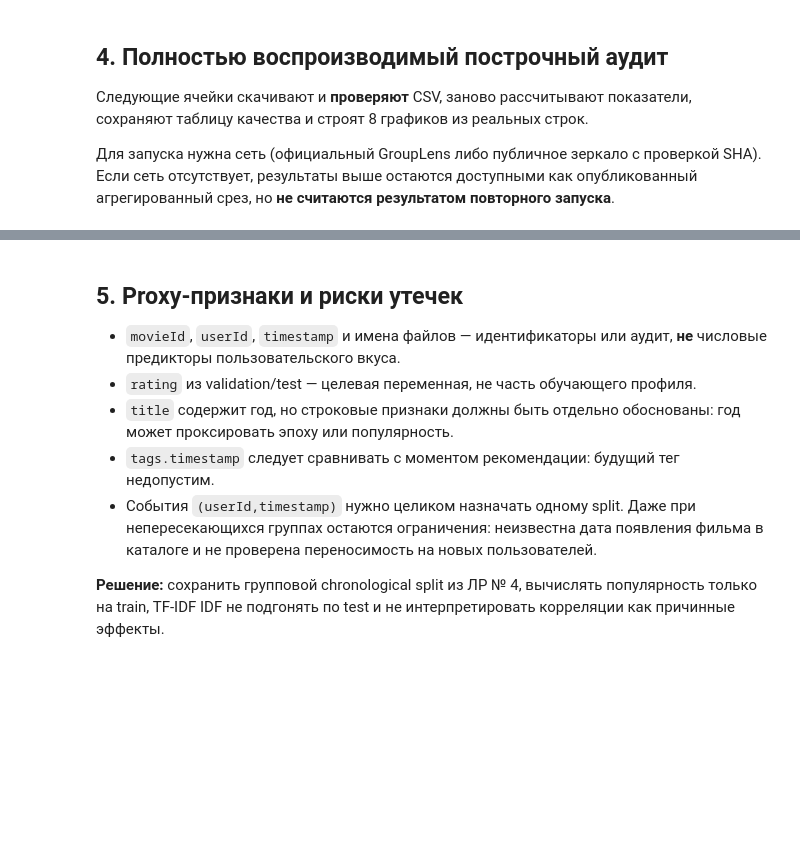
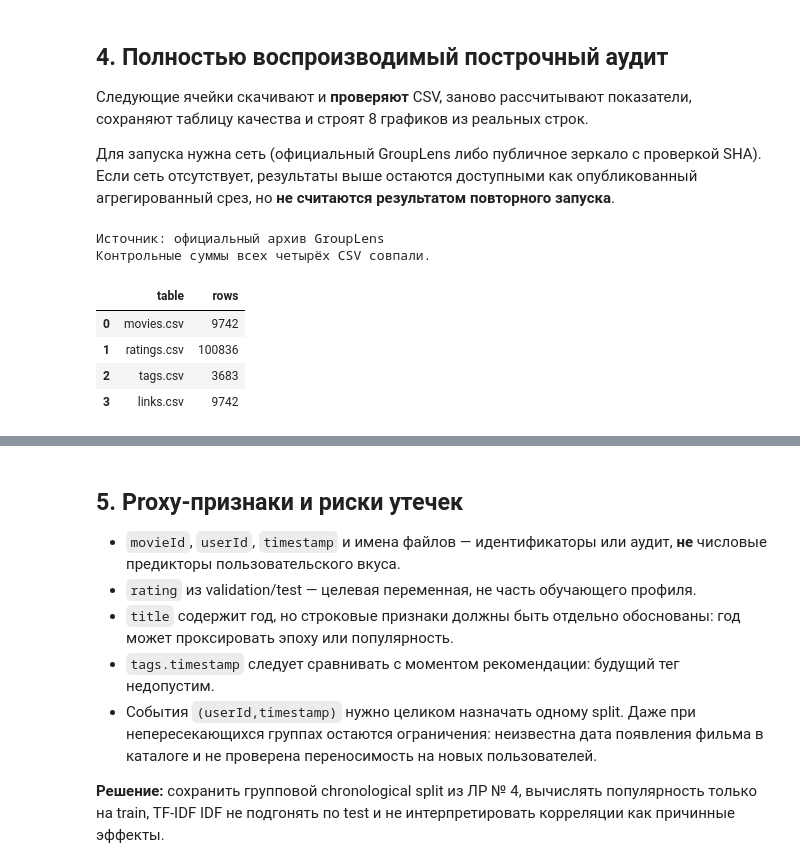
Before and after one commit to localzet/localzet, a Jupyter notebook: education/dgtu/ml-creative-industries/lab05-eda-cinematch/Lab5_EDA_CineMatch_MIK21.ipynb, the cells around one changed output, grey strips where cells are left out. Drawn from its saved outputs; the diff is of its cells as text; code cells hidden in the pictures; blank space fills up the shorter version.

```diff
--- a/education/dgtu/ml-creative-industries/lab05-eda-cinematch/Lab5_EDA_CineMatch_MIK21.ipynb
+++ b/education/dgtu/ml-creative-industries/lab05-eda-cinematch/Lab5_EDA_CineMatch_MIK21.ipynb
@@ -127,10 +129,10 @@ from IPython.display import display
 
 NAMES = ("movies.csv", "ratings.csv", "tags.csv", "links.csv")
 GIT_SHA = {
-    "movies.csv": "2c1b2e74fe24d0fc851aa9745702fcd7777f690a",
-    "ratings.csv": "51974adb19938bda0e00b2d8c051438fb33893f0",
-    "tags.csv": "224e0c167e6cdd71ec4c6fd9da208ee5a286caaf",
-    "links.csv": "d5ccfdf196ebe5b7bbd09d505ea8ca263ecc33ae",
+    "movies.csv": "07dfb5fd04add8191e3b35feb87683dd72543f68",
+    "ratings.csv": "ca23ddf4479457d3e617a983b1424b1af610bdc7",
+    "tags.csv": "b0453d04dda7c71f612003f00e0b9d8719af75e3",
+    "links.csv": "654a3e0c020bbc0542aeb92491d8fdc623a8a4ff",
 }
 BASE = "https://raw.githubusercontent.com/smanihwr/ml-latest-small/master/"
 OFFICIAL_ZIP = "https://files.grouplens.org/datasets/movielens/ml-latest-small.zip"
@@ -138,33 +140,41 @@ OFFICIAL_ZIP = "https://files.grouplens.org/datasets/movielens/ml-latest-small.z
 def git_blob_sha(content: bytes):
     return hashlib.sha1(f"blob {len(content)}\0".encode() + content).hexdigest()
 
 def download(url):
     with urlopen(Request(url, headers={"User-Agent":"Mozilla/5.0"}), timeout=40) as r:
         return r.read()
 
 def load_csv_files():
     local = [Path("ml-latest-small") / n for n in NAMES]
     if all(p.is_file() for p in local):
         payloads = {n: p.read_bytes() for n,p in zip(NAMES,local)}
         origin = "локальный каталог ml-latest-small"
     else:
         try:
             z = zipfile.ZipFile(io.BytesIO(download(OFFICIAL_ZIP)))
             payloads = {n: z.read("ml-latest-small/" + n) for n in NAMES}
             origin = "официальный архив GroupLens"
         except Exception:
             payloads = {n: download(BASE + n) for n in NAMES}
             origin = "публичное зеркало с SHA-контролем"
     for n,payload in payloads.items():
         actual = git_blob_sha(payload)
         assert actual == GIT_SHA[n], f"Контрольная сумма {n} изменилась: {actual}"
     return {n:pd.read_csv(io.BytesIO(blob)) for n,blob in payloads.items()}, origin
 
 tables, origin = load_csv_files()
 movies, ratings, tags, links = (tables[n] for n in NAMES)
 print("Источник:", origin)
 print("Контрольные суммы всех четырёх CSV совпали.")
 display(pd.DataFrame({"table":NAMES,"rows":[len(tables[n]) for n in NAMES]}))
+# %% [output]
+Источник: официальный архив GroupLens
+Контрольные суммы всех четырёх CSV совпали.
+|  | table | rows |
+| 0 | movies.csv | 9742 |
+| 1 | ratings.csv | 100836 |
+| 2 | tags.csv | 3683 |
+| 3 | links.csv | 9742 |
 # %%
 # Данные не изменяются: проверки выполняются на raw.
 ratings["datetime"] = pd.to_datetime(ratings["timestamp"],unit="s",utc=True)
```
Also changed, not shown: parts of 4 cells of this notebook.
